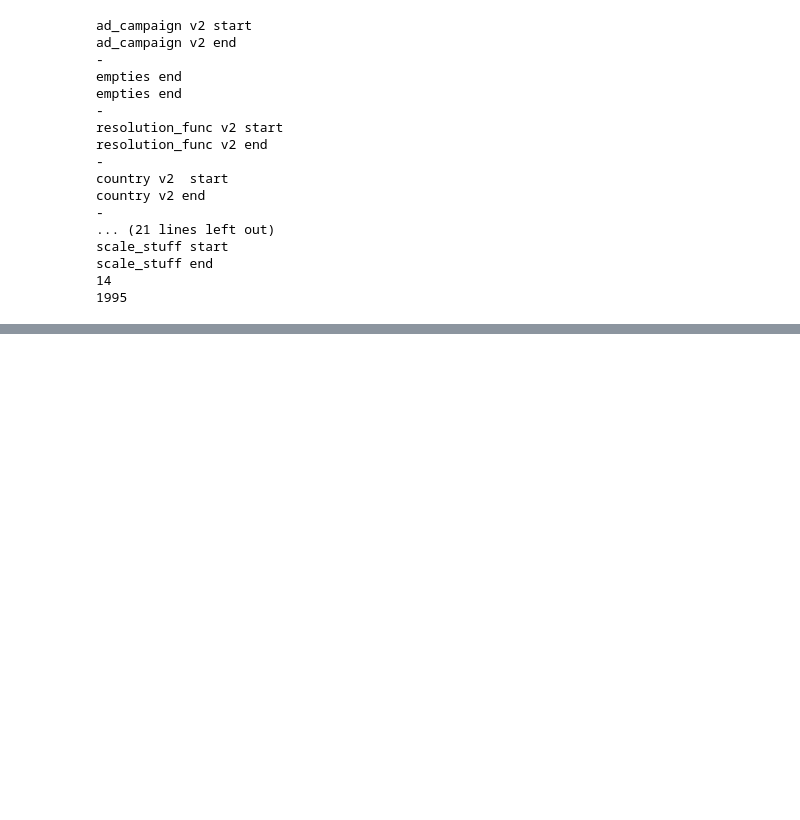
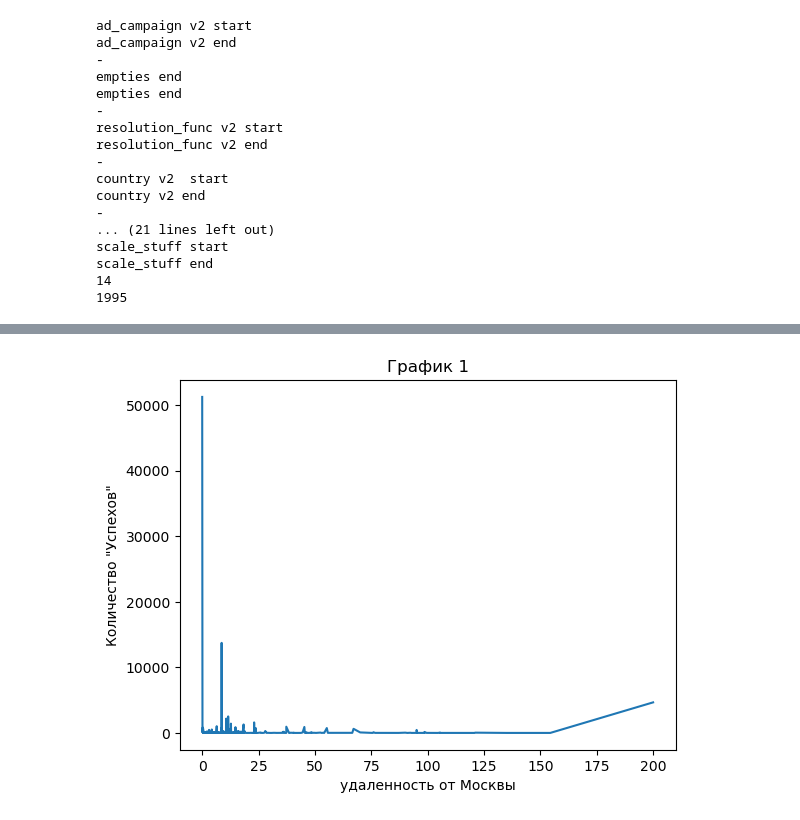
Before and after one commit to Fennec120/grad_1, a Jupyter notebook: grad_1_pipeline_2.ipynb, the cells around one changed output, grey strips where cells are left out. Saved outputs shown, nothing was run; the diff lists cells and outputs as text; code cells hidden in the pictures; blank space fills up the shorter version.

```diff
--- a/grad_1_pipeline_2.ipynb
+++ b/grad_1_pipeline_2.ipynb
@@ -1378,0 +1380,14 @@ NameError: name 'x1' is not defined
+# %%
+x = success_sorted.keys()
+y = success_sorted.values()
+
+plt.plot(x,y)
+
+plt.xlabel('удаленность от Москвы')
+plt.ylabel('Количество "Успехов"')
+
+plt.title('График 1')
+
+plt.show()
+# %% [output]
+[figure, added]
```
Also changed, not shown: parts of 28 cells of this notebook, 8 other files.
